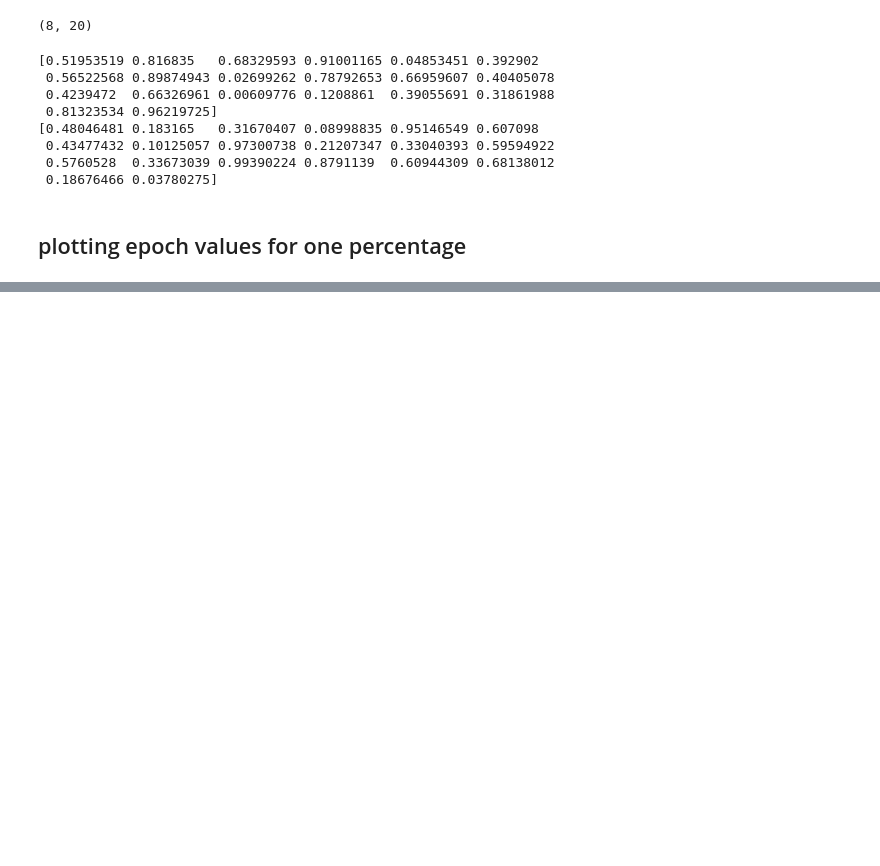
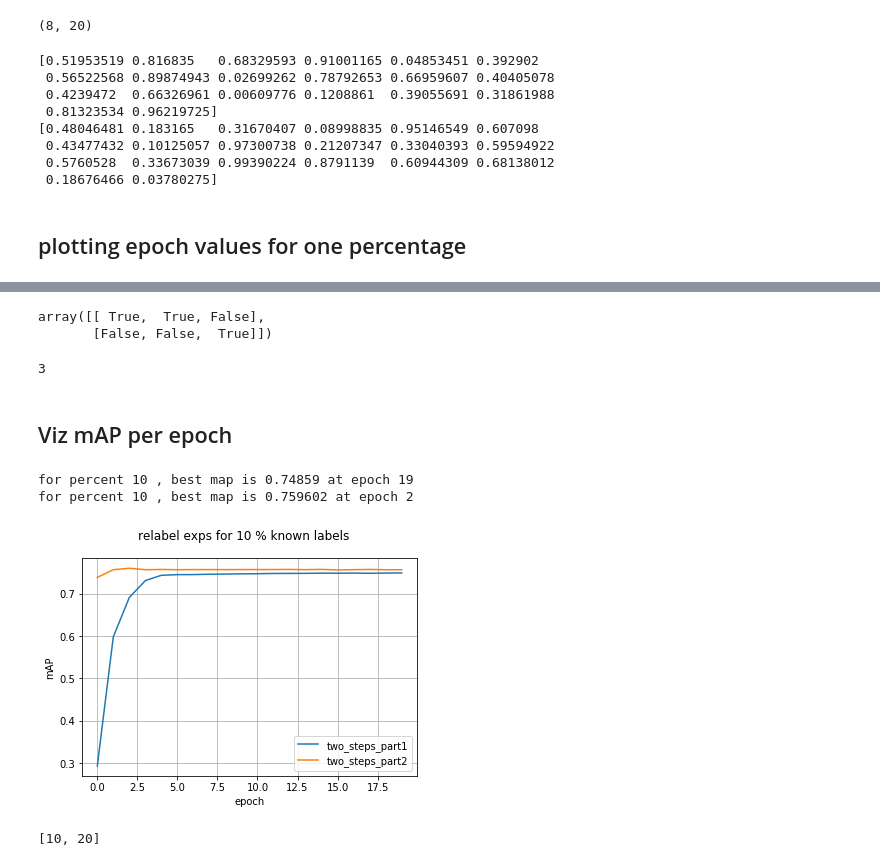
Before and after one commit to lcalem/partial-labels, a Jupyter notebook: experiments/notebooks/eval.ipynb, the cells around one changed output, grey strips where cells are left out. Drawn from its saved outputs; the diff is of its cells as text; code cells hidden in the pictures; blank space fills up the shorter version.

```diff
--- a/experiments/notebooks/eval.ipynb
+++ b/experiments/notebooks/eval.ipynb
@@ -634,7 +634,7 @@ exps = {
     'relabel_step1': 'exp_20190918_1535_baseline/map1.csv'
 }
 # %%
-def get_map(map_path, pct):
+def get_map(map_path, pct, step_range=None):
     # key: epoch // val: mAP
     maps = dict()
     best_map = 0
@@ -650,8 +650,13 @@ def get_map(map_path, pct):
 
             if int(parts[0]) != pct:
                 continue
+
             epoch = int(parts[1])
             mAP = float(parts[2])
+
+            if step_range is not None:
+                if epoch < step_range[0] or epoch >= step_range[1]:
+                    continue
 
             maps[epoch] = mAP
 
@@ -659,7 +664,8 @@ def get_map(map_path, pct):
                 best_map = mAP
                 best_epoch = epoch
 
-    print("for percent %s, best map is %s at epoch %s" % (pct, best_map, best_epoch))
+    range_info = '' if step_range is None else '(range %s)' % str(step_range)
+    print("for percent %s %s, best map is %s at epoch %s" % (pct, range_info, best_map, best_epoch))
 
     return maps
 # %%
@@ -678,12 +698,16 @@ for percent 50, best map is 0.892431 at epoch 5
+# %%
+data = get_plotting_data(exps, percent)
 # %%
 # plotting
-fig, ax = plt.subplots()
-for name, val in data.items():
-    ax.plot(val['x'], val['y'], label=name)
+def actual_plot(data):
+    fig, ax = plt.subplots()
+    for name, val in data.items():
+        ax.plot(val['x'], val['y'], label=name)
 
-ax.set(xlabel='epoch', ylabel='mAP')
-ax.legend()
-ax.grid()
+    ax.set(xlabel='epoch', ylabel='mAP')
+    ax.legend()
+    ax.grid()
 
-fig.savefig("eval_partial.png")
-plt.show()
+    fig.suptitle('relabel exps for %s %% known labels' % percent)
+    fig.savefig("eval_relabel1_%s.png" % percent)
+    plt.show()
@@ -691,0 +744,11 @@ plt.show()
+# %%
+condition
+# %% [output]
+array([[ True,  True, False],
+       [False, False,  True]])
+# %%
+print(np.sum(condition))
+# %% [output]
+3
+# %% [markdown]
+## Viz mAP per epoch
@@ -691,0 +757,17 @@ plt.show()
+# %%
+percent = 10
+exps = {
+    'two_steps_part1': 'exp_20190925_1239_baseline/map.csv',
+    'two_steps_part2': 'exp_20190925_1239_baseline/map1.csv'
+}
+# %%
+data = get_plotting_data(exps, percent)
+actual_plot(data)
+# %% [output]
+for percent 10 , best map is 0.74859 at epoch 19
+for percent 10 , best map is 0.759602 at epoch 2
+[figure, added]
+# %%
+[10] + [20]
+# %% [output]
+[10, 20]
```
Also changed, not shown: parts of 11 cells of this notebook, 11 other files.
